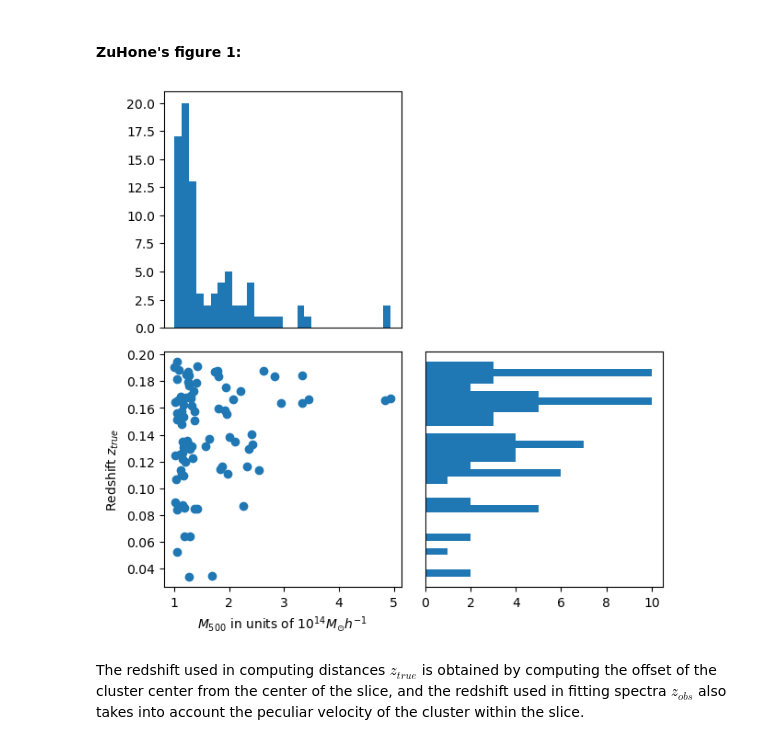
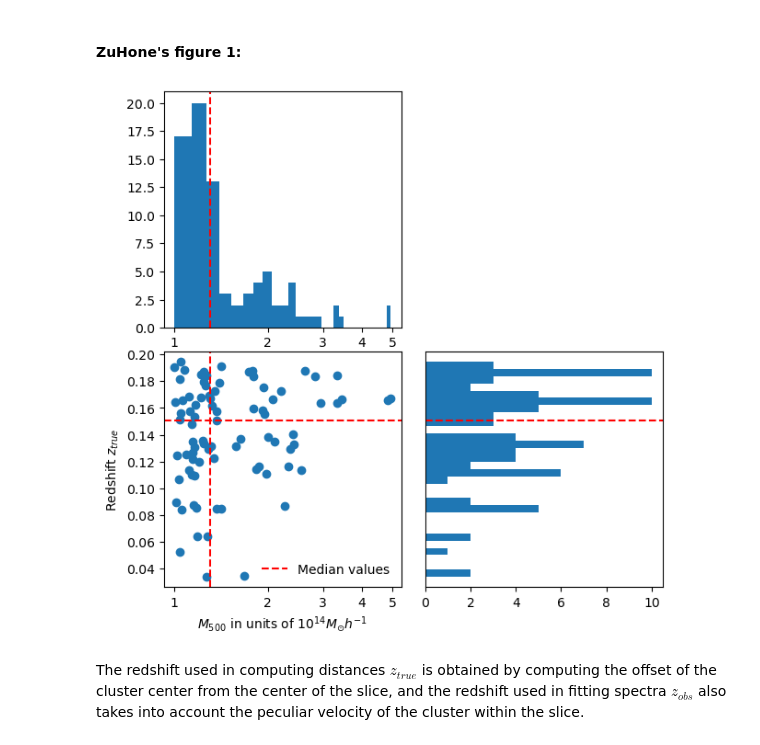
Before and after one commit to pi4imu/magneticum, a Jupyter notebook: spectra_from_photons.ipynb, the cells around one changed output. Drawn from its saved outputs; the diff is of its cells as text; code cells hidden in the pictures.

```diff
--- a/spectra_from_photons.ipynb
+++ b/spectra_from_photons.ipynb
@@ -247,34 +247,43 @@ plt.show()
 # %%
 plt.figure(figsize = (7,7))
 
 plt.subplot(221)
 plt.hist(clusters["M500"]/10**14, bins=30, histtype='stepfilled')
 #plt.xlabel("$M_{500}$ in units of $10^{14} M_{\odot} h^{-1}$")
 plt.xticks([])
+plt.axvline(np.median(clusters["M500"]/10**14), linestyle='--', color='red')
+plt.xscale("log")
+plt.xticks([1,2,3,4,5], [1,2,3,4,5])
 
 plt.subplot(224)
 plt.hist(clusters["z_true"], bins=30, histtype='stepfilled', orientation="horizontal")
 #plt.xlabel("Redshift $z_{true}$")
 plt.yticks([])
+plt.axhline(np.median(clusters["z_true"]), linestyle='--', color='red')
 
 #plt.show()
 
 #plt.figure(figsize = (5,5))
 
 plt.subplot(223)
 
 plt.scatter(clusters["M500"]/10**14, clusters["z_true"])
 #plt.scatter(clusters["z_obs"], clusters["M500"]/10**14)
 plt.ylabel("Redshift $z_{true}$")
 plt.xlabel("$M_{500}$ in units of $10^{14} M_{\odot} h^{-1}$")
+plt.xscale("log")
+plt.xticks([1,2,3,4,5], [1,2,3,4,5])
 #plt.yscale("log")
+plt.axvline(np.median(clusters["M500"]/10**14), linestyle='--', color='red')
+plt.axhline(np.median(clusters["z_true"]), linestyle='--', color='red', label="Median values")
+plt.legend(frameon=False)
 
 plt.subplots_adjust(wspace=0.1, hspace=0.1)
 
 plt.savefig('figures/histogram_84.pdf', format='pdf')
 plt.show()
 # %% [output]
-[figure, old version]
+[figure, new version]
 # %% [markdown]
 The redshift used in computing distances $z_{true}$ is obtained by computing the offset of the cluster center from the center of the slice, and the redshift used in fitting spectra $z_{obs}$ also takes into account the peculiar velocity of the cluster within the slice.
 # %% [markdown]
```
Also changed, not shown: 18 other files.
